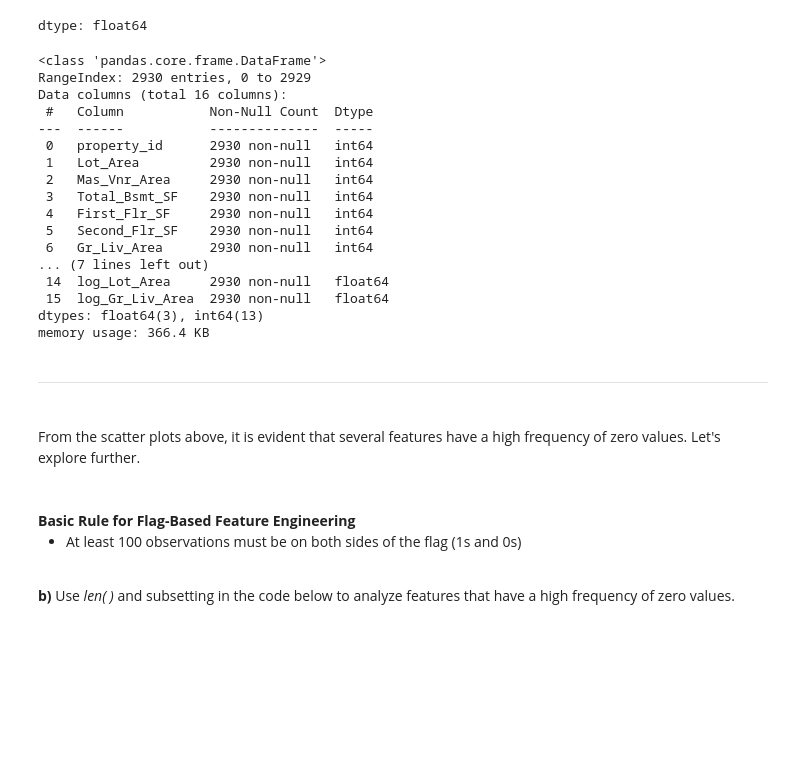
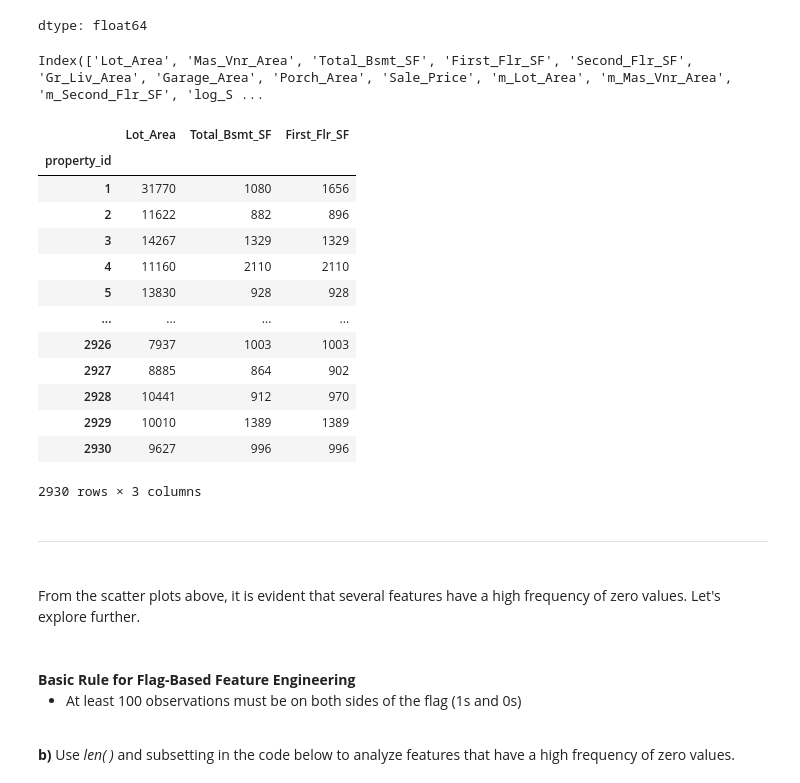
Before and after one commit to Nils0217/Efficient-Base-Modeling, a Jupyter notebook: Script 03 - Feature Engineering - Guided.ipynb, the cells around one changed output. Saved outputs shown, nothing was run; the diff lists cells and outputs as text; code cells hidden in the pictures; blank space fills up the shorter version.

```diff
--- a/Script 03 - Feature Engineering - Guided.ipynb
+++ b/Script 03 - Feature Engineering - Guided.ipynb
@@ -177,28 +177,27 @@ plt.show()
 | 75% | 0.2326 |
 | max | 1.1396 |
 dtype: float64
+# %%
+housing.columns
+# %% [output]
+Index(['Lot_Area', 'Mas_Vnr_Area', 'Total_Bsmt_SF', 'First_Flr_SF', 'Second_Flr_SF', 'Gr_Liv_Area', 'Garage_Area', 'Porch_Area', 'Sale_Price', 'm_Lot_Area', 'm_Mas_Vnr_Area', 'm_Second_Flr_SF', 'log_S ...
 # %%
-housing[['Lot_Area','Total_Bsmt','First_Flr_SF']]
+housing[['Lot_Area','Total_Bsmt_SF','First_Flr_SF']]
+# %% [output]
+|  | Lot_Area | Total_Bsmt_SF | First_Flr_SF |
+| property_id |  |  |  |
+| 1 | 31770 | 1080 | 1656 |
+| 2 | 11622 | 882 | 896 |
+| 3 | 14267 | 1329 | 1329 |
+| 4 | 11160 | 2110 | 2110 |
+| 5 | 13830 | 928 | 928 |
+| ... | ... | ... | ... |
+| 2926 | 7937 | 1003 | 1003 |
+| 2927 | 8885 | 864 | 902 |
+| 2928 | 10441 | 912 | 970 |
+| 2929 | 10010 | 1389 | 1389 |
+| 2930 | 9627 | 996 | 996 |
+2930 rows × 3 columns
-# %%
-housing.info()
-# %% [output]
-<class 'pandas.core.frame.DataFrame'>
-RangeIndex: 2930 entries, 0 to 2929
-Data columns (total 16 columns):
- #   Column           Non-Null Count  Dtype
----  ------           --------------  -----
- 0   property_id      2930 non-null   int64
- 1   Lot_Area         2930 non-null   int64
- 2   Mas_Vnr_Area     2930 non-null   int64
- 3   Total_Bsmt_SF    2930 non-null   int64
- 4   First_Flr_SF     2930 non-null   int64
- 5   Second_Flr_SF    2930 non-null   int64
- 6   Gr_Liv_Area      2930 non-null   int64
-... (7 lines left out)
- 14  log_Lot_Area     2930 non-null   float64
- 15  log_Gr_Liv_Area  2930 non-null   float64
-dtypes: float64(3), int64(13)
-memory usage: 366.4 KB
 # %% [markdown]
 <hr style="height:.9px;border:none;color:#333;background-color:#333;" /><br>
 From the scatter plots above, it is evident that several features have a high frequency of zero values. Let's explore further.
```
Also changed, not shown: parts of 22 cells of this notebook.
